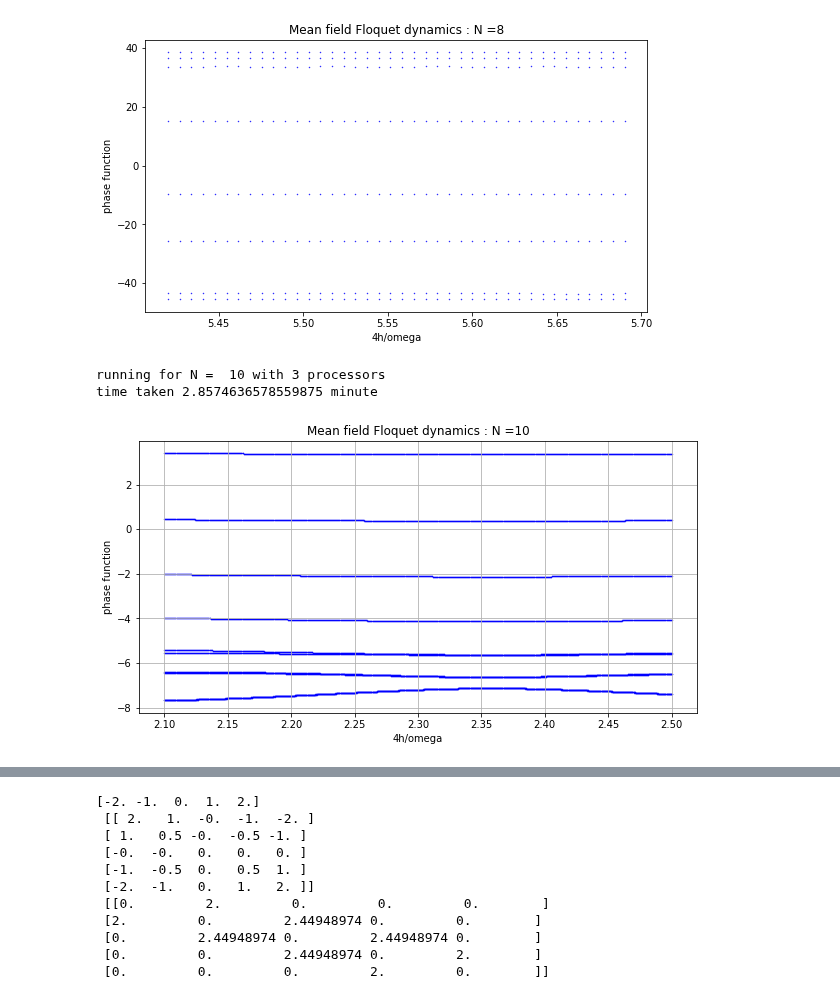
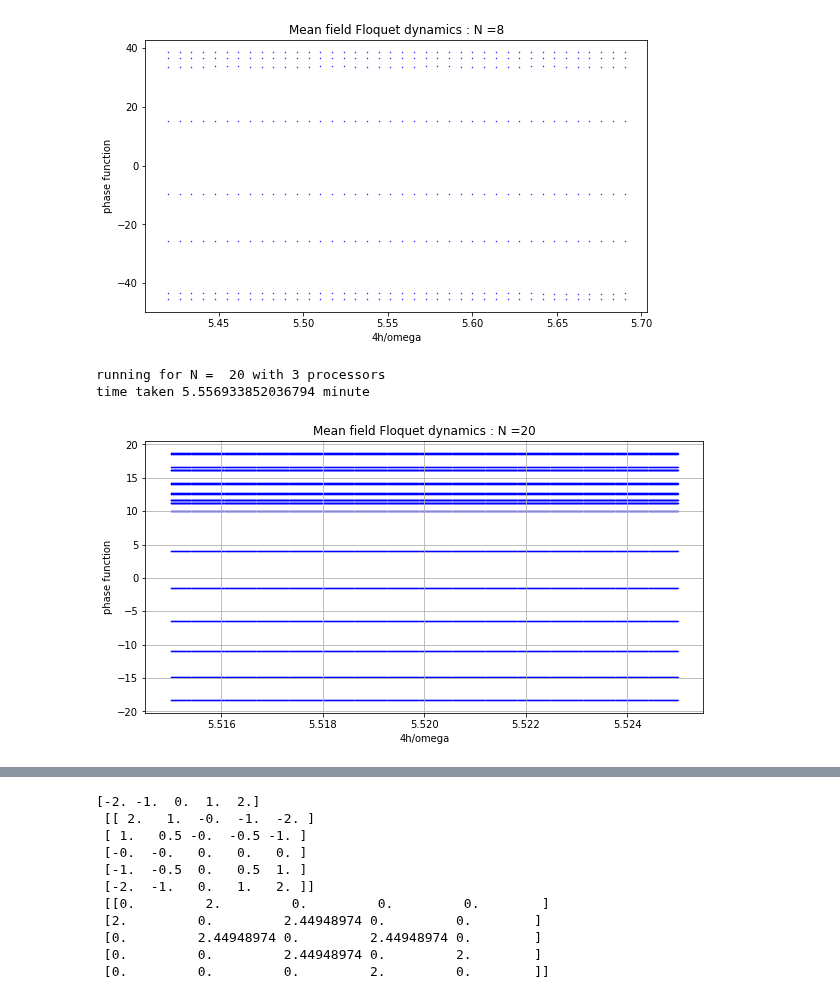
Before and after one commit to SuperStarCZ/floquet_theory, a Jupyter notebook: floquet_mfd.ipynb, the cells around one changed output, grey strips where cells are left out. Drawn from its saved outputs; the diff is of its cells as text; code cells hidden in the pictures.

```diff
--- a/floquet_mfd.ipynb
+++ b/floquet_mfd.ipynb
@@ -353,13 +320,15 @@ import math
 import time
 start = time.time()
 
-N = 10
+
+N = 20
+kacN = 20
 h0 = 0.1
-omega = 40.0
+omega = 100.0
 w = omega
 tsteps = 500
 hsteps = 1000
-hs = np.linspace(21,25,hsteps)
+hs = np.linspace(5.515, 5.525, hsteps)
 ampp = (np.ones((N,len(hs))) * hs).T
 psi = np.eye(N) + 1j * np.zeros((N,N))
 floqEvolution_mat = np.zeros((N,N)) + 1j * np.zeros((N,N))
@@ -374,7 +343,7 @@ def delta_func(x,y):
 
 def floq_jac(psi0, t, h, h0, H1, H0, w):
     drive = h0 + h * np.cos(w * t)
-    jac = 1j * (H0 + N * drive * H1)
+    jac = 1j * N * (H0 + drive * H1)
     return jac
 
 def floq_func(psi0, t, h, h0, H1, H0, w):
@@ -390,6 +359,7 @@ def floq_evolv(psi,H0,H1,h,w):
         psi0 = psi[m]
         psi_t = odeintw(floq_func,psi0,t,args=(h, h0, H1, H0, w))
         floqEvolution_mat[m] = psi_t[-1]
+    #print('unitary or not', np.dot(np.conjugate(floqEvolution_mat).T,floqEvolution_mat).real)
     evals, evecs = eig(floqEvolution_mat)
     phasefunc = 1j  * np.log(evals + 1j * 0) * omega/(2 * np.pi)
     return phasefunc
@@ -402,31 +372,31 @@ if __name__ == '__main__':
 
     spin = 0.5 * np.arange(N)[-1]
     s = np.arange(-spin,spin+1)
-    H0 = np.diagflat(0.5 * s **2)
+    H0 = np.diagflat(0.5 * s **2/kacN)
     #H0 = np.diagflat(0.5 * s * (s+1))
     #H0 = np.array([0.5 *  s[i] * s[j]for i in range(N) for j in range(N)]).reshape((N,N))
     for i in range(N):
         for j in range(N):
-            #H0[i][j] = 0.5 * s[i] * (s[i]+1)
             H1[i][j] = 0.5 * (np.sqrt(spin * (spin+1) - s[i] * (s[i]+1)) * delta_func(s[j],s[i]+1)\
                               + np.sqrt(spin * (spin+1) - s[i] * (s[i]-1)) * delta_func(s[j],s[i]-1))
 
     #print('H0 is----- \n',H0,'\nH1 is----- \n',H1,'\n')
 
     data = p.starmap(floq_evolv,[(psi,H0,H1,h,w) for h in hs])
-
     print('time taken',(time.time()-start)/60.0,'minute')
-    title = "Mean field Floquet dynamics : N =" + str(N)
-    plt.figure(figsize = (10,5))
-    for xx in np.arange(len(hs)):
-        plt.scatter(4 * ampp[xx]/omega, data[xx].real,\
-                    color = 'blue', marker='.', s = 0.8)
-    plt.title(title)
-    plt.xlabel("4h/omega")
-    plt.ylabel("phase function")
-    plt.grid()
-    plt.show()
 # %% [output]
-running for N =  10 with 3 processors
-time taken 2.8574636578559875 minute
+running for N =  20 with 3 processors
+time taken 5.556933852036794 minute
-[figure, removed]
+# %%
+    title = "Mean field Floquet dynamics : N =" + str(N)
+    plt.figure(figsize = (10,5))
+    for xx in np.arange(len(hs)):
+        plt.scatter(2 * ampp[xx]* kacN/omega, data[xx].real,\
+                    color = 'blue', marker='.', s = 0.8)
+    plt.title(title)
+    plt.xlabel("4h/omega")
+    plt.ylabel("phase function")
+    plt.grid()
+    plt.show()
+# %% [output]
+[figure, added]
```
Also changed, not shown: parts of 6 cells of this notebook.
